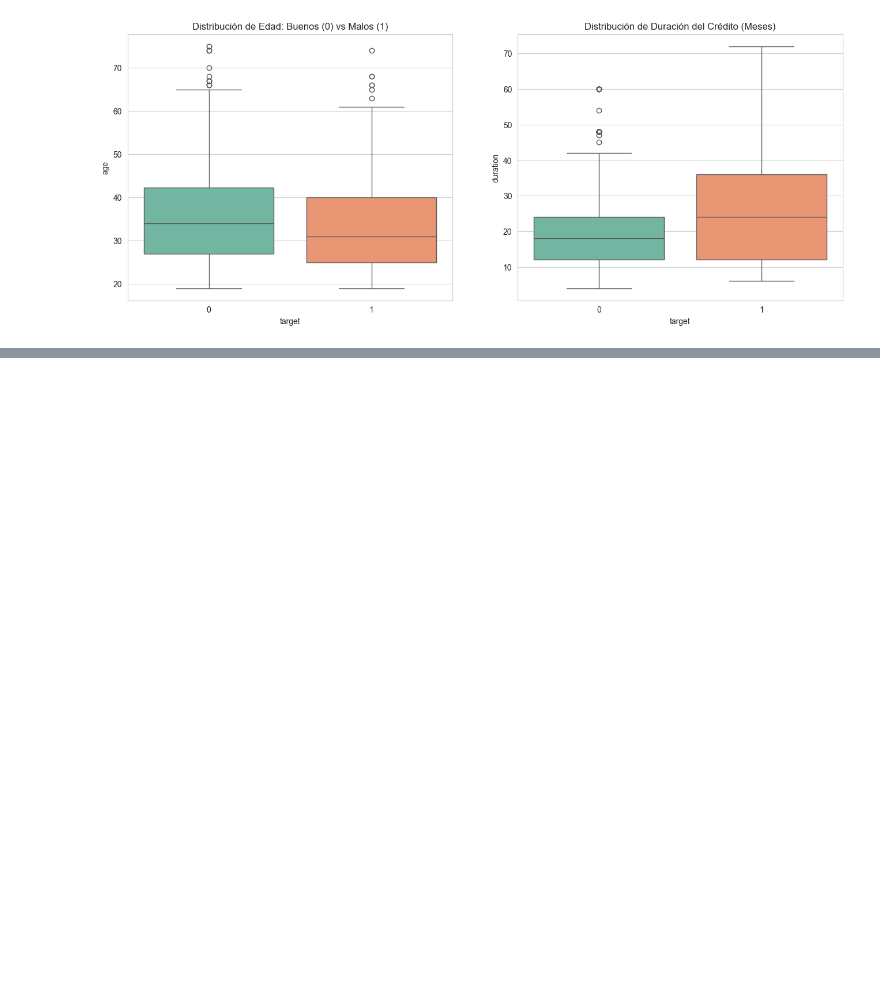
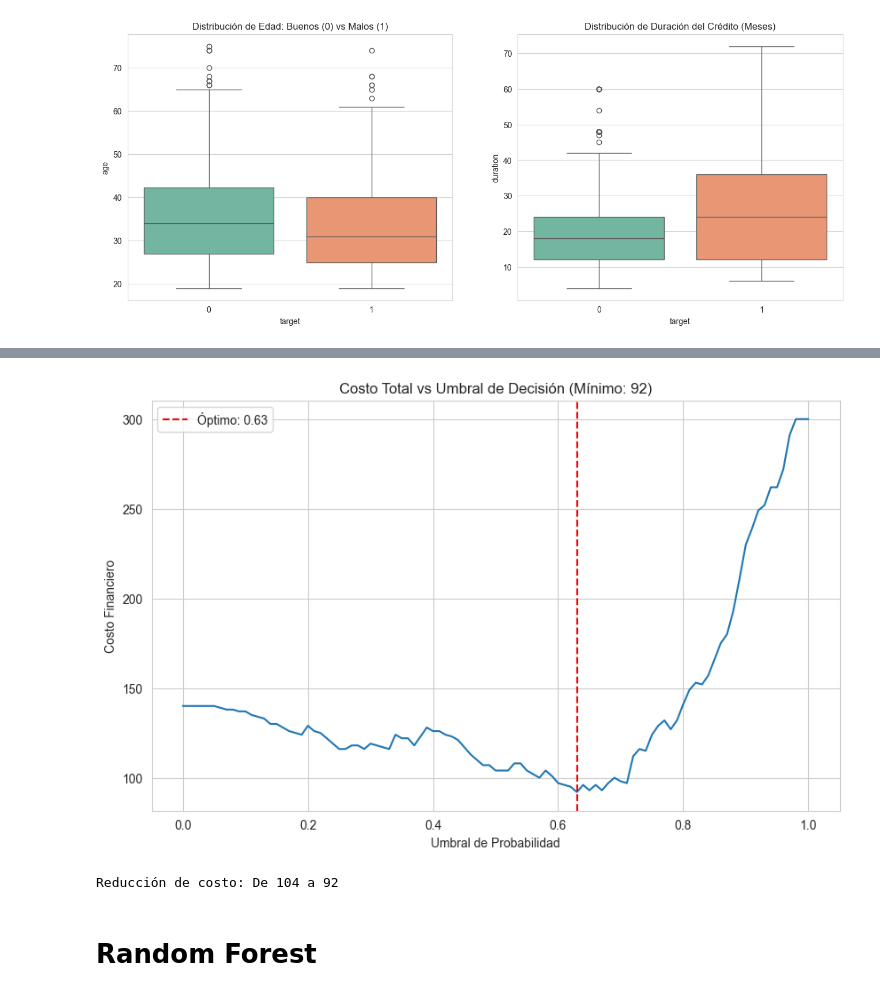
Before and after one commit to surzua/german_credit_risk, a Jupyter notebook: notebooks/creditrisk_v1.ipynb, the cells around one changed output, grey strips where cells are left out. Drawn from its saved outputs; the diff is of its cells as text; code cells hidden in the pictures; blank space fills up the shorter version.

```diff
--- a/notebooks/creditrisk_v1.ipynb
+++ b/notebooks/creditrisk_v1.ipynb
@@ -337,26 +451,6 @@ print(coeffs.tail(5).sort_values(by='Peso (Coeficiente)', ascending=True))
 # %%
 from sklearn.model_selection import GridSearchCV
 from sklearn.metrics import make_scorer, confusion_matrix
-
-# 1. DEFINIMOS LA FUNCIÓN DE COSTO DE NEGOCIO
-def german_credit_cost(y_true, y_pred):
-    """
-    Calcula el costo total basado en la matriz de costos del dataset German Credit.
-    Costos:
-    - Falso Positivo (FP): Predice Malo (1), es Bueno (0) -> Costo 1
-    - Falso Negativo (FN): Predice Bueno (0), es Malo (1) -> Costo 5
-    """
-    cm = confusion_matrix(y_true, y_pred)
-    # La matriz de confusión en sklearn es:
-    # [[TN, FP],
-    #  [FN, TP]]
-
-    # Si el modelo es muy malo o muy bueno y no predice alguna clase, la matriz puede cambiar de forma
-    # así que aseguramos extraer los valores correctamente.
-    tn, fp, fn, tp = cm.ravel()
-
-    total_cost = (fp * 1) + (fn * 5)
-    return total_cost
 
 # 2. CREAMOS EL SCORER PARA GRIDSEARCH
 # greater_is_better=False porque queremos MINIMIZAR el costo
@@ -365,11 +459,11 @@ cost_scorer = make_scorer(german_credit_cost, greater_is_better=False)
 # 3. CONFIGURAMOS LA BÚSQUEDA DE HIPERPARÁMETROS (GRID SEARCH)
 # Aquí probaremos dos cosas críticas:
 # 'C': La fuerza de regularización.
-# 'class_weight': Probaremos 'balanced' (automático) vs un peso manual 1:5 (basado en el costo)
+# 'class_weight': Probaremos un peso manual 1:5 (basado en el costo)
 param_grid = {
-    'C': [0.07, 0.08, 0.09, 0.1, 0.15, 0.2, 0.3, 1],
+    'C': [0.080, 0.085, 0.090, 0.095, 0.1],
     'solver': ['liblinear'], # Bueno para datasets pequeños
-    'class_weight': ['balanced', {0: 1, 1: 5}, {0: 1, 1: 10}]
+    'class_weight': [{0: 1, 1: 5}, {0: 3, 1: 7}, 'balanced']
 }
 
 # Inicializamos el modelo base
@@ -397,12 +491,15 @@ print(f"Mejor Score (Costo Negativo promedio): {grid_search.best_score_:.2f}")
 best_model = grid_search.best_estimator_
 y_pred_opt = best_model.predict(X_test)
 y_prob_opt = best_model.predict_proba(X_test)[:, 1] # Probabilidad de ser "Malo" (1)
+y_train_prob_opt = best_model.predict_proba(X_train)[:, 1] # Probabilidad de ser "Malo" (1)
 
 # Calculamos el costo real en el set de prueba
 final_cost = german_credit_cost(y_test, y_pred_opt)
 print(f"\n--- COSTO TOTAL EN TEST SET: {final_cost} ---")
 print(classification_report(y_test, y_pred_opt))
-print(f"ROC-AUC Score: {roc_auc_score(y_test, y_prob_opt):.4f}")
+
+print(f"ROC-AUC Score Train: {roc_auc_score(y_train, y_train_prob_opt):.4f}")
+print(f"ROC-AUC Score Test: {roc_auc_score(y_test, y_prob_opt):.4f}")
 
 # Visualizamos la matriz de nuevo para ver si bajaron los Falsos Negativos
 plt.figure(figsize=(6, 5))
@@ -463,3 +561,12 @@ print(coeffs.tail(5).sort_values(by='Peso (Coeficiente)', ascending=True))
+# %%
+# Umbrales:
+best_thresh, min_cost = find_best_threshold(best_model, X_test, y_test)
+print(f"Reducción de costo: De {final_cost} a {min_cost}")
+# %% [output]
+[figure, added]
+Reducción de costo: De 104 a 92
+# %% [markdown]
+# Random Forest
 # %%
 from sklearn.ensemble import RandomForestClassifier
 from xgboost import XGBClassifier
```
Also changed, not shown: parts of 27 cells of this notebook, 1 other file.
